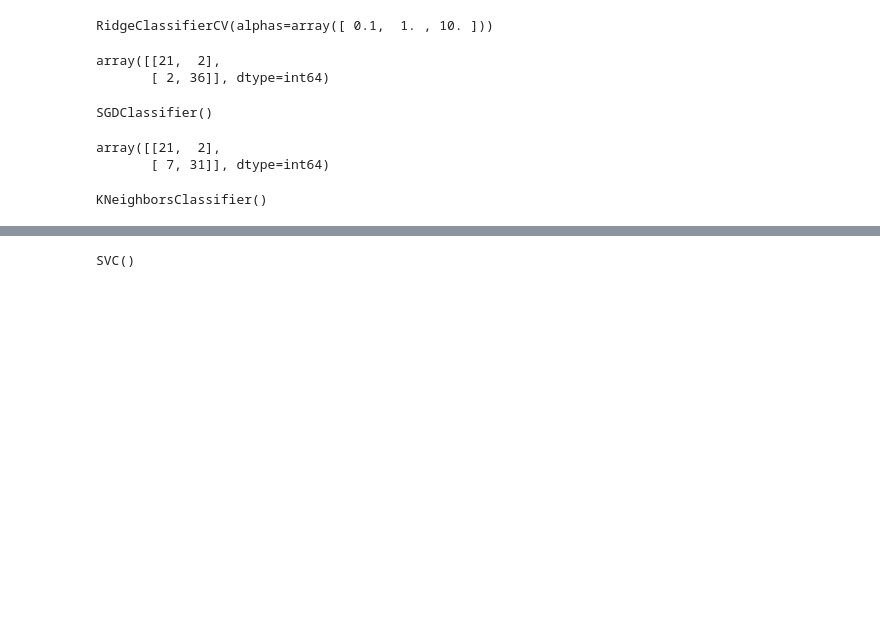
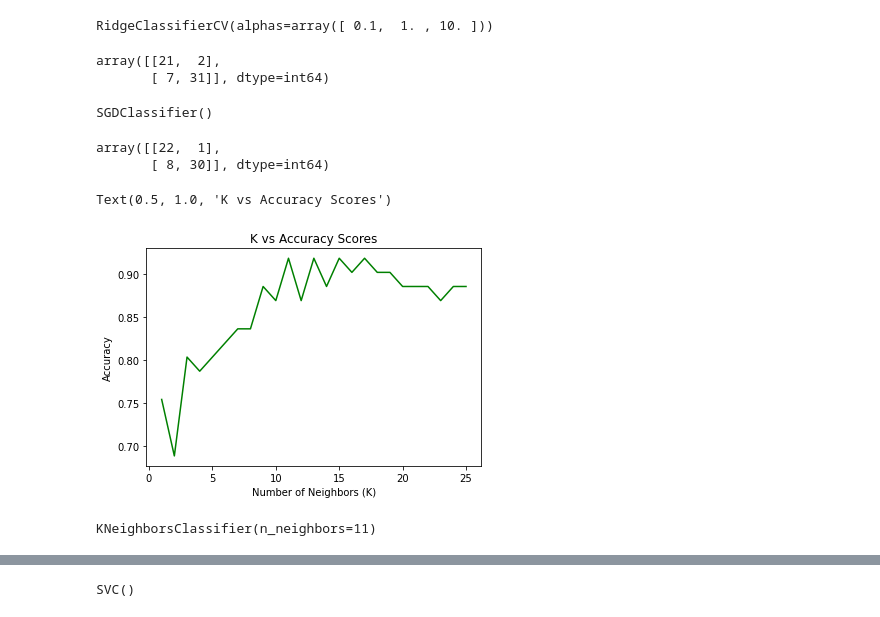
Before and after one commit to MeanGr33n/Kaggle_heart_dis_prediction, a Jupyter notebook: jupyter/Initial Notebook.ipynb, the cells around one changed output, grey strips where cells are left out. Drawn from its saved outputs; the diff is of its cells as text; code cells hidden in the pictures; blank space fills up the shorter version.

```diff
--- a/jupyter/Initial Notebook.ipynb
+++ b/jupyter/Initial Notebook.ipynb
@@ -183,0 +208,16 @@ sb.barplot(x=target_counts.index, y=target_counts).set(title='Target Distributio
+# %%
+# OH encoding!
+ohe = OneHotEncoder(handle_unknown='ignore')
+
+#perform one-hot encoding on 'team' column
+encoded_df = pd.DataFrame(ohe.fit_transform(heart_frame[['cp',  'restecg', 'slope', 'ca', 'thal']]).toarray())
+encoded_df.columns = ohe.get_feature_names_out(['cp',  'restecg', 'slope', 'ca', 'thal'])
+
+#merge one-hot encoded columns back with original DataFrame
+temp_df = heart_frame.join(encoded_df)
+temp_df.drop(['cp',  'restecg', 'slope', 'ca', 'thal'], axis=1, inplace=True)
+heart_frame = temp_df
+temp_df = None
+
+#view encoded df
+heart_frame.style
@@ -206,5 +254,5 @@ array([[21,  2],
        [ 5, 33]], dtype=int64)
 # %%
-lrcv = LogisticRegressionCV(max_iter = 10000)
+lrcv = LogisticRegressionCV()
 lrcv.fit(X_train, Y_train)
 # %% [output]
@@ -227,10 +275,10 @@ RidgeClassifierCV(alphas=array([ 0.1,  1. , 10. ]))
 y_pred = rcv.predict(X_test)
 # %%
 confusion_matrix = metrics.confusion_matrix(Y_test, y_pred)
-confusion_matrix # ( (21+36) / (2+2+21+36) ) * 100 = 93.44% test accuracy
+confusion_matrix # ( (21+31) / (7+2+21+31) ) * 100 = 85.25% test accuracy
 # %% [output]
 array([[21,  2],
-       [ 2, 36]], dtype=int64)
+       [ 7, 31]], dtype=int64)
 # %%
 sgdc = SGDClassifier()
 sgdc.fit(X_train, Y_train)
@@ -240,15 +288,29 @@ SGDClassifier()
 y_pred = sgdc.predict(X_test)
 # %%
 confusion_matrix = metrics.confusion_matrix(Y_test, y_pred)
-confusion_matrix # ( (22+27) / (22+27+11+1) ) * 100 = 80.32% test accuracy
+confusion_matrix # ( (21+25) / (13+2+21+25) ) * 100 = 75.41% test accuracy
 # %% [output]
-array([[21,  2],
-       [ 7, 31]], dtype=int64)
+array([[22,  1],
+       [ 8, 30]], dtype=int64)
+# %%
+knn_vals = []
+for i in range(1,26):
+    knc = KNeighborsClassifier(n_neighbors = i)
+    knc.fit(X_train, Y_train)
+    knn_vals.append(knc.score(X_test, Y_test))
+# %%
+plt.plot([i for i in range(1,26)], knn_vals, color='green')
+plt.xlabel('Number of Neighbors (K)')
+plt.ylabel('Accuracy')
+plt.title('K vs Accuracy Scores')
+# %% [output]
+Text(0.5, 1.0, 'K vs Accuracy Scores')
+[figure, added]
 # %%
-knc = KNeighborsClassifier()
+knc = KNeighborsClassifier(n_neighbors = 11)
 knc.fit(X_train, Y_train)
 # %% [output]
-KNeighborsClassifier()
+KNeighborsClassifier(n_neighbors=11)
 # %%
 y_pred = knc.predict(X_test)
 # %%
```
Also changed, not shown: parts of 20 cells of this notebook.
